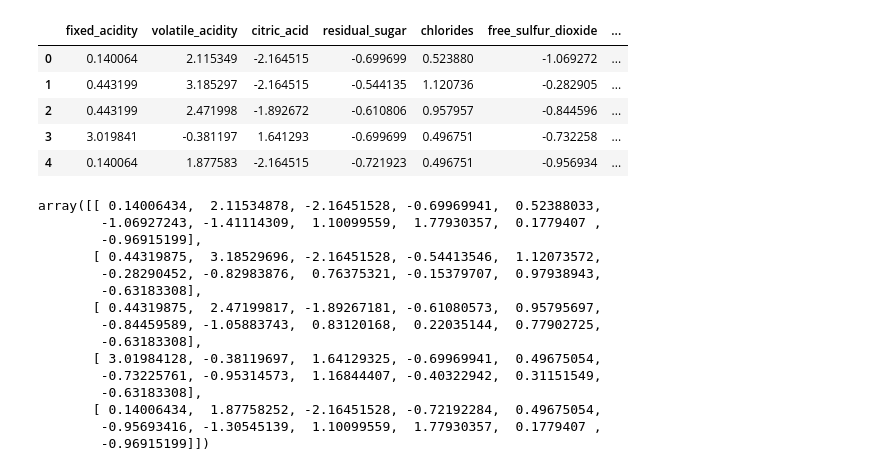
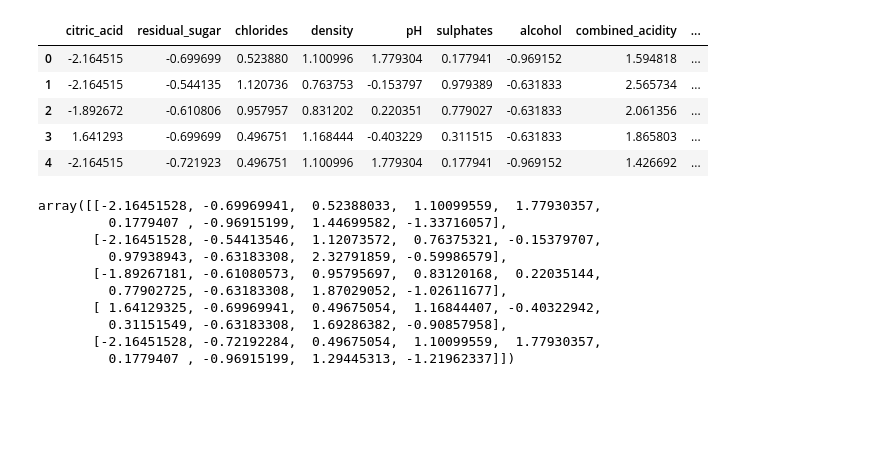
Before and after one commit to jacomassi04/Exercicio-Aula-Aprendizado-de-M-quina-N-o-Supervisionado-1, a Jupyter notebook: Exercicio_1_Vinhos/3_Exercicio_HAC_questao_3.ipynb, the cells around one changed output. Saved outputs shown, nothing was run; the diff lists cells and outputs as text; code cells hidden in the pictures; blank space fills up the shorter version.

```diff
--- a/Exercicio_1_Vinhos/3_Exercicio_HAC_questao_3.ipynb
+++ b/Exercicio_1_Vinhos/3_Exercicio_HAC_questao_3.ipynb
@@ -15,4 +15,4 @@ sns.set_theme(style='whitegrid')
 np.random.seed(42)
 # %%
 # carrega base de dados
-df = pd.read_csv("vinhos_dataset_cleaned.csv")
+df = pd.read_csv("vinhos_dataset_reduced.csv")
@@ -34,46 +19,33 @@ plt.show()
 # %%
 # Definindo os features e mostrando o cabecario e 5 linhas
-features = ['fixed_acidity',
-    'volatile_acidity',
-    'citric_acid',
-    'residual_sugar',
-    'chlorides',
-    'free_sulfur_dioxide',
-    'total_sulfur_dioxide',
-    'density',
-    'pH',
-    'sulphates',
-    'alcohol']
+features = ['citric_acid', 'residual_sugar', 'chlorides', 'density', 'pH',
+       'sulphates', 'alcohol', 'combined_acidity',
+       'combined_sulfur_dioxide']
 X = df[features].copy()
 X.head()
 # %% [output]
-|  | fixed_acidity | volatile_acidity | citric_acid | residual_sugar | chlorides | free_sulfur_dioxide | ... |
-| 0 | 0.140064 | 2.115349 | -2.164515 | -0.699699 | 0.523880 | -1.069272 | ... |
-| 1 | 0.443199 | 3.185297 | -2.164515 | -0.544135 | 1.120736 | -0.282905 | ... |
-| 2 | 0.443199 | 2.471998 | -1.892672 | -0.610806 | 0.957957 | -0.844596 | ... |
-| 3 | 3.019841 | -0.381197 | 1.641293 | -0.699699 | 0.496751 | -0.732258 | ... |
-| 4 | 0.140064 | 1.877583 | -2.164515 | -0.721923 | 0.496751 | -0.956934 | ... |
+|  | citric_acid | residual_sugar | chlorides | density | pH | sulphates | alcohol | combined_acidity | ... |
+| 0 | -2.164515 | -0.699699 | 0.523880 | 1.100996 | 1.779304 | 0.177941 | -0.969152 | 1.594818 | ... |
+| 1 | -2.164515 | -0.544135 | 1.120736 | 0.763753 | -0.153797 | 0.979389 | -0.631833 | 2.565734 | ... |
+| 2 | -1.892672 | -0.610806 | 0.957957 | 0.831202 | 0.220351 | 0.779027 | -0.631833 | 2.061356 | ... |
+| 3 | 1.641293 | -0.699699 | 0.496751 | 1.168444 | -0.403229 | 0.311515 | -0.631833 | 1.865803 | ... |
+| 4 | -2.164515 | -0.721923 | 0.496751 | 1.100996 | 1.779304 | 0.177941 | -0.969152 | 1.426692 | ... |
 # %%
 # Faz o scaler dos "features" usando o standardscaler
 scaler = StandardScaler()
 X_scaled = scaler.fit_transform(X)
 X_scaled[:5]
 # %% [output]
-array([[ 0.14006434,  2.11534878, -2.16451528, -0.69969941,  0.52388033,
-        -1.06927243, -1.41114309,  1.10099559,  1.77930357,  0.1779407 ,
-        -0.96915199],
-       [ 0.44319875,  3.18529696, -2.16451528, -0.54413546,  1.12073572,
-        -0.28290452, -0.82983876,  0.76375321, -0.15379707,  0.97938943,
-        -0.63183308],
-       [ 0.44319875,  2.47199817, -1.89267181, -0.61080573,  0.95795697,
-        -0.84459589, -1.05883743,  0.83120168,  0.22035144,  0.77902725,
-        -0.63183308],
-       [ 3.01984128, -0.38119697,  1.64129325, -0.69969941,  0.49675054,
-        -0.73225761, -0.95314573,  1.16844407, -0.40322942,  0.31151549,
-        -0.63183308],
-       [ 0.14006434,  1.87758252, -2.16451528, -0.72192284,  0.49675054,
-        -0.95693416, -1.30545139,  1.10099559,  1.77930357,  0.1779407 ,
-        -0.96915199]])
+array([[-2.16451528, -0.69969941,  0.52388033,  1.10099559,  1.77930357,
+         0.1779407 , -0.96915199,  1.44699582, -1.33716057],
+       [-2.16451528, -0.54413546,  1.12073572,  0.76375321, -0.15379707,
+         0.97938943, -0.63183308,  2.32791859, -0.59986579],
+       [-1.89267181, -0.61080573,  0.95795697,  0.83120168,  0.22035144,
+         0.77902725, -0.63183308,  1.87029052, -1.02611677],
+       [ 1.64129325, -0.69969941,  0.49675054,  1.16844407, -0.40322942,
+         0.31151549, -0.63183308,  1.69286382, -0.90857958],
+       [-2.16451528, -0.72192284,  0.49675054,  1.10099559,  1.77930357,
+         0.1779407 , -0.96915199,  1.29445313, -1.21962337]])
 # %%
 # Produz dendograma com uma amostra dos dados
 amostra_indices = np.random.choice(len(X), size=100, replace=False)
```
Also changed, not shown: parts of 12 cells of this notebook, 6 other files.
